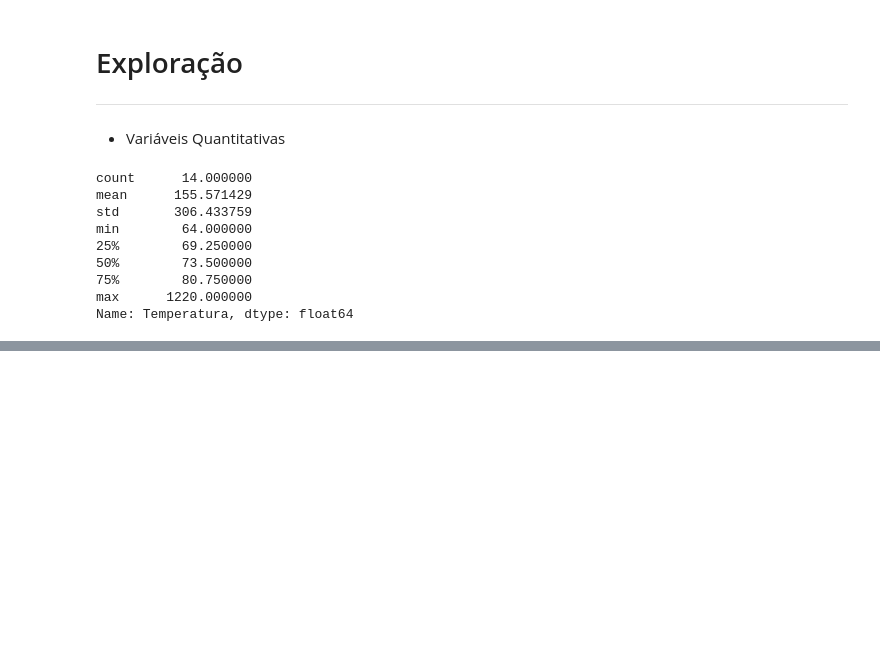
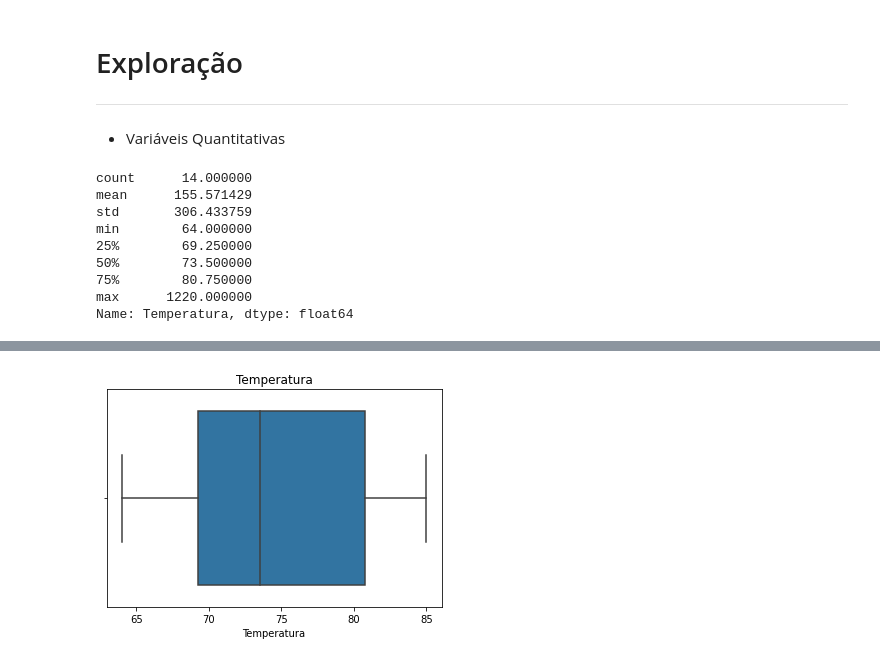
Before and after one commit to emariot/Tratamento_Dados_R_Python, a Jupyter notebook: Python/Tratamento Tempo.ipynb, the cells around one changed output, grey strips where cells are left out. Saved outputs shown, nothing was run; the diff lists cells and outputs as text; code cells hidden in the pictures; blank space fills up the shorter version.

```diff
--- a/Python/Tratamento Tempo.ipynb
+++ b/Python/Tratamento Tempo.ipynb
@@ -88,0 +93,4 @@ Name: Temperatura, dtype: float64
+# %%
+srn.boxplot(data['Temperatura'], showfliers = False).set_title('Temperatura');
+# %% [output]
+[figure, added]
```
Also changed, not shown: parts of 32 cells of this notebook.
